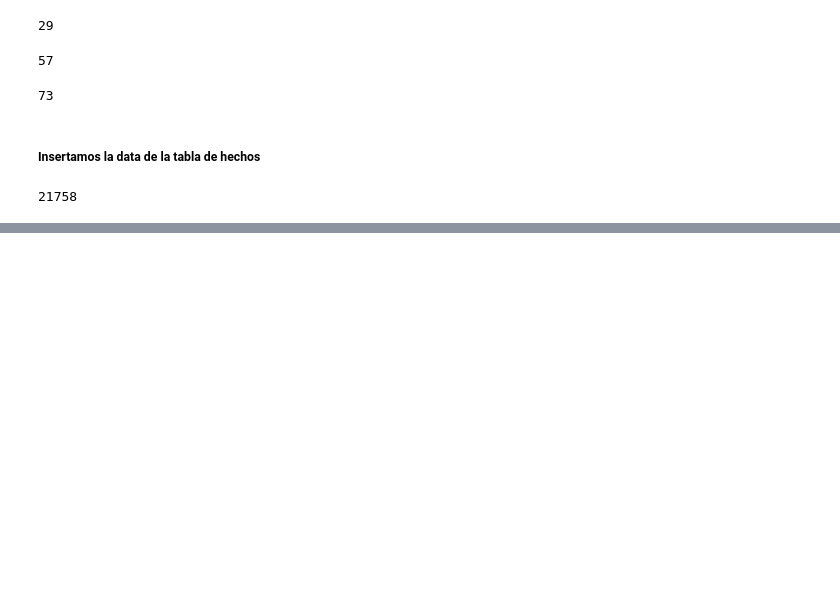
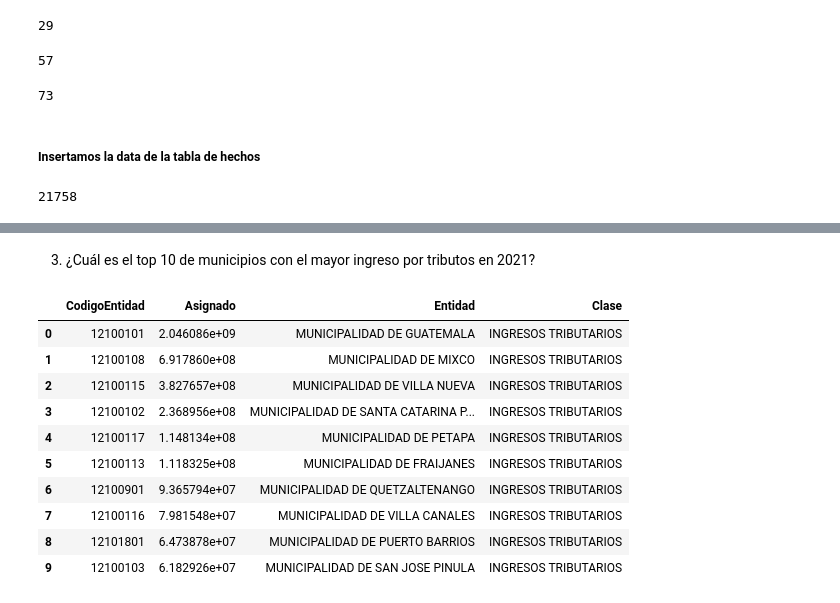
Before and after one commit to jerson8a/Proyecto2_CienciaDeDatosEnPython, a Jupyter notebook: Solution_Project2_JersonOchoa.ipynb, the cells around one changed output, grey strips where cells are left out. Cells and saved outputs as stored; diff of their text form; code cells hidden in the pictures; blank space fills up the shorter version.

```diff
--- a/Solution_Project2_JersonOchoa.ipynb
+++ b/Solution_Project2_JersonOchoa.ipynb
@@ -871,0 +916,24 @@ factTable.to_sql('FACT_TRANSACCION', mysql_driver, index=False, if_exists='appen
+# %% [markdown]
+3. ¿Cuál es el top 10 de municipios con el mayor ingreso por tributos en 2021?
+# %%
+dfResponse = factTable[factTable['Anio'] == 2021]
+dfResponse = factTable[factTable['CodigoClase'] == 10000]
+dfResponse = dfResponse.groupby(['CodigoEntidad', 'CodigoClase'])['Asignado'].sum()
+dfResponse = dfResponse.reset_index()
+dfResponse = dfResponse.sort_values(['Asignado'], ascending=False)
+dfResponse = dfResponse.merge(dimEntidad, how='inner', on='CodigoEntidad')
+dfResponse = dfResponse.merge(dimClase, how='inner', on='CodigoClase')
+dfResponse = dfResponse.drop(['CodigoClase'], axis=1)
+dfResponse.head(10)
+# %% [output]
+|  | CodigoEntidad | Asignado | Entidad | Clase |
+| 0 | 12100101 | 2.046086e+09 | MUNICIPALIDAD DE GUATEMALA | INGRESOS TRIBUTARIOS |
+| 1 | 12100108 | 6.917860e+08 | MUNICIPALIDAD DE MIXCO | INGRESOS TRIBUTARIOS |
+| 2 | 12100115 | 3.827657e+08 | MUNICIPALIDAD DE VILLA NUEVA | INGRESOS TRIBUTARIOS |
+| 3 | 12100102 | 2.368956e+08 | MUNICIPALIDAD DE SANTA CATARINA P... | INGRESOS TRIBUTARIOS |
+| 4 | 12100117 | 1.148134e+08 | MUNICIPALIDAD DE PETAPA | INGRESOS TRIBUTARIOS |
+| 5 | 12100113 | 1.118325e+08 | MUNICIPALIDAD DE FRAIJANES | INGRESOS TRIBUTARIOS |
+| 6 | 12100901 | 9.365794e+07 | MUNICIPALIDAD DE QUETZALTENANGO | INGRESOS TRIBUTARIOS |
+| 7 | 12100116 | 7.981548e+07 | MUNICIPALIDAD DE VILLA CANALES | INGRESOS TRIBUTARIOS |
+| 8 | 12101801 | 6.473878e+07 | MUNICIPALIDAD DE PUERTO BARRIOS | INGRESOS TRIBUTARIOS |
+| 9 | 12100103 | 6.182926e+07 | MUNICIPALIDAD DE SAN JOSE PINULA | INGRESOS TRIBUTARIOS |
```
Also changed, not shown: parts of 9 cells of this notebook.
